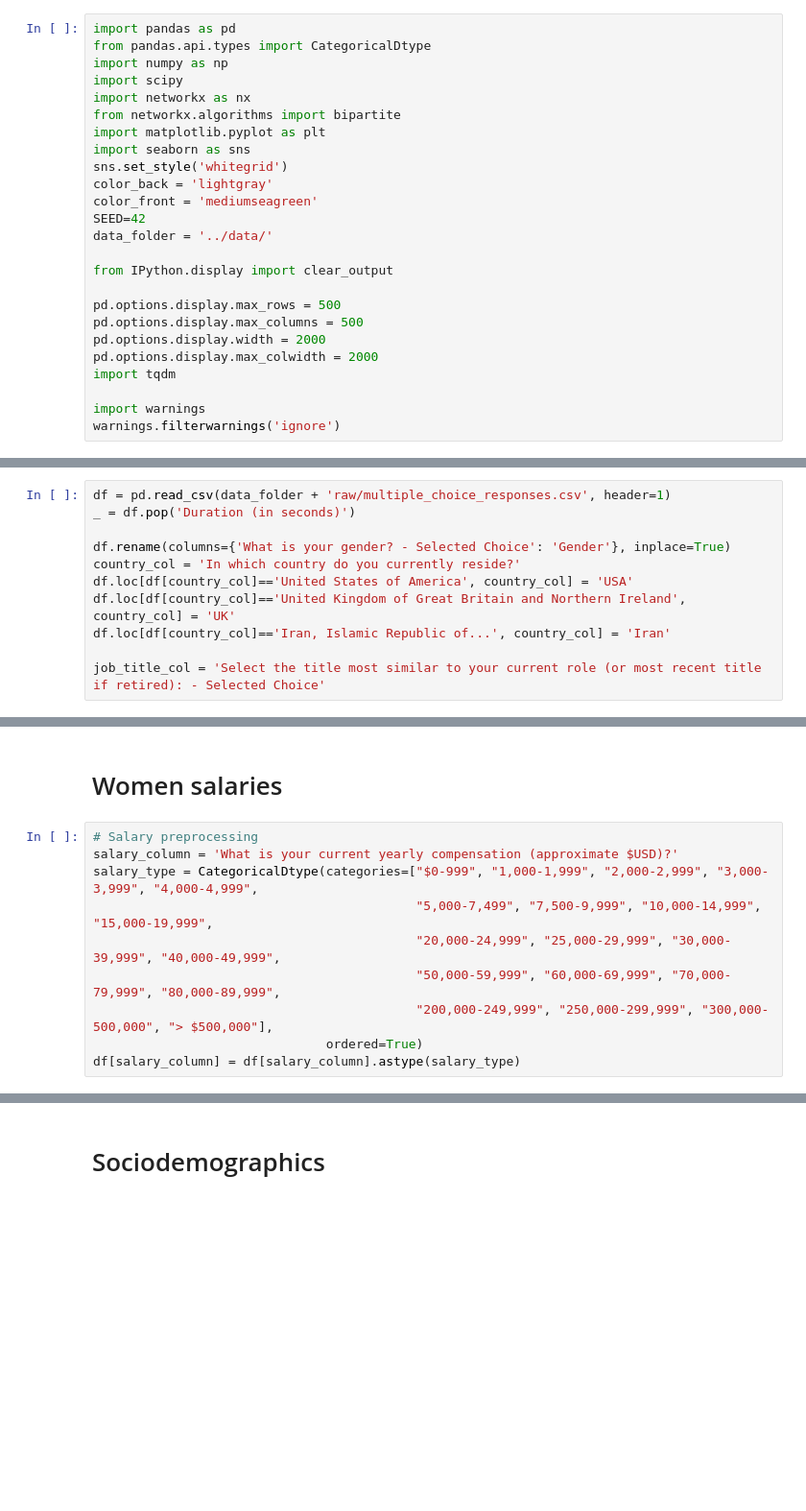
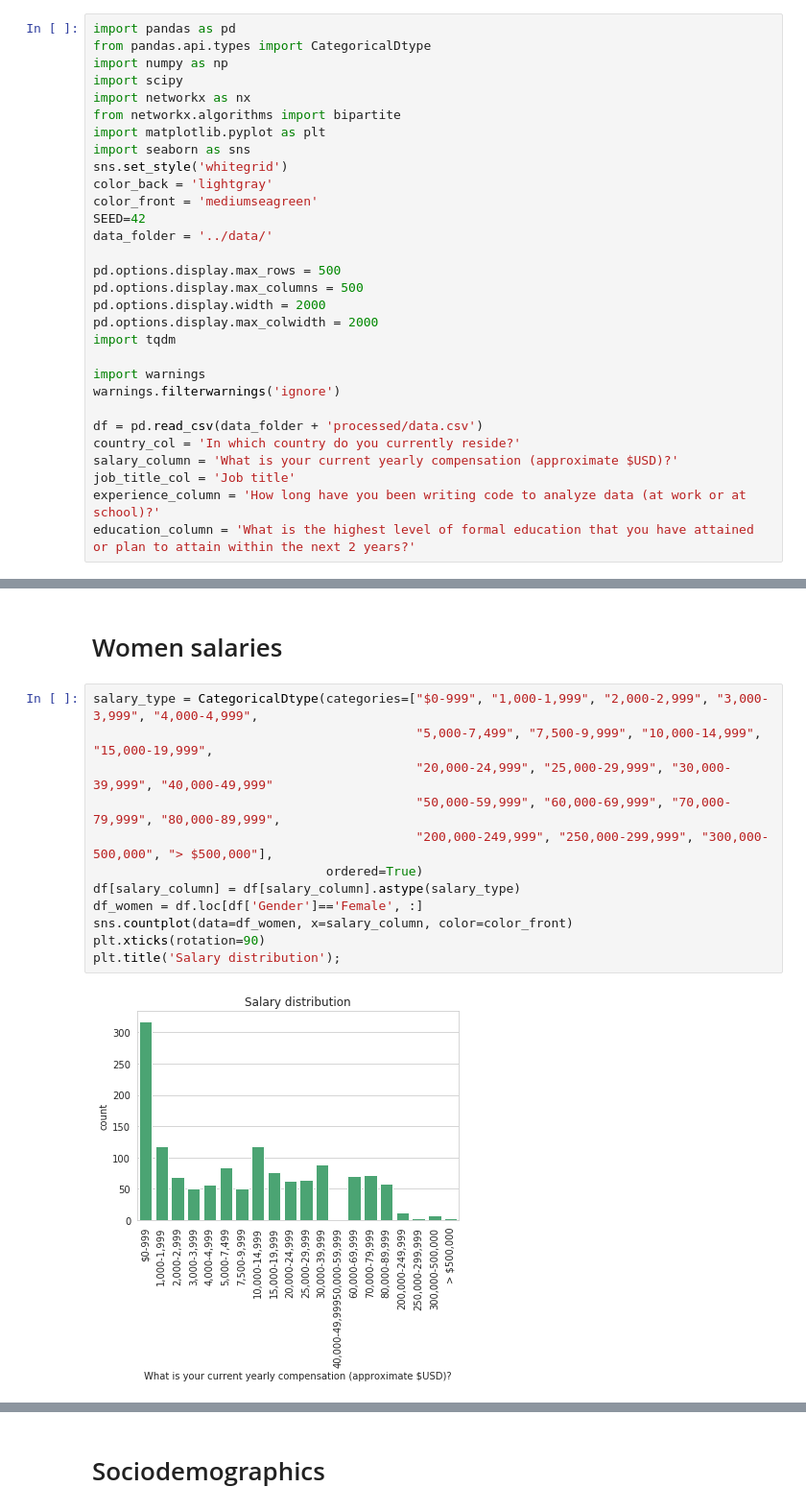
Before and after one commit to sfczekalski/women_kaggle, a Jupyter notebook: notebooks/Analysis.ipynb, the cells around one changed output, grey strips where cells are left out. Shown at 96% size. Saved outputs shown, nothing was run; the diff lists cells and outputs as text; blank space fills up the shorter version.

Commit message:
Put some preprocessing code to script.

```diff
--- a/notebooks/Analysis.ipynb
+++ b/notebooks/Analysis.ipynb
@@ -13,8 +13,6 @@ color_front = 'mediumseagreen'
 SEED=42
 data_folder = '../data/'
 
-from IPython.display import clear_output
-
 pd.options.display.max_rows = 500
 pd.options.display.max_columns = 500
 pd.options.display.width = 2000
@@ -23,3 +21,10 @@ import tqdm
 
 import warnings
 warnings.filterwarnings('ignore')
+
+df = pd.read_csv(data_folder + 'processed/data.csv')
+country_col = 'In which country do you currently reside?'
+salary_column = 'What is your current yearly compensation (approximate $USD)?'
+job_title_col = 'Job title'
+experience_column = 'How long have you been writing code to analyze data (at work or at school)?'
+education_column = 'What is the highest level of formal education that you have attained or plan to attain within the next 2 years?'
@@ -32,17 +41,6 @@ In this notebook I'm going to carry out an analysis of women community on Kaggle
 - general sociodemographic picture of female kagglers
 - how homogeneous are female kagglers, in terms of skills they have
 - how connected are female kagglers' skills, can we found distinct skills groups
-# %%
-df = pd.read_csv(data_folder + 'raw/multiple_choice_responses.csv', header=1)
-_ = df.pop('Duration (in seconds)')
-
-df.rename(columns={'What is your gender? - Selected Choice': 'Gender'}, inplace=True)
-country_col = 'In which country do you currently reside?'
-df.loc[df[country_col]=='United States of America', country_col] = 'USA'
-df.loc[df[country_col]=='United Kingdom of Great Britain and Northern Ireland', country_col] = 'UK'
-df.loc[df[country_col]=='Iran, Islamic Republic of...', country_col] = 'Iran'
-
-job_title_col = 'Select the title most similar to your current role (or most recent title if retired): - Selected Choice'
 # %% [markdown]
 # Gender ratio
 # %%
@@ -163,12 +161,16 @@ plt.suptitle('Gender ratio in different roles', fontsize=16);
 # %% [markdown]
 # Women salaries
 # %%
-# Salary preprocessing
-salary_column = 'What is your current yearly compensation (approximate $USD)?'
 salary_type = CategoricalDtype(categories=["$0-999", "1,000-1,999", "2,000-2,999", "3,000-3,999", "4,000-4,999",
                                            "5,000-7,499", "7,500-9,999", "10,000-14,999", "15,000-19,999",
-                                           "20,000-24,999", "25,000-29,999", "30,000-39,999", "40,000-49,999",
+                                           "20,000-24,999", "25,000-29,999", "30,000-39,999", "40,000-49,999"
                                            "50,000-59,999", "60,000-69,999", "70,000-79,999", "80,000-89,999",
                                            "200,000-249,999", "250,000-299,999", "300,000-500,000", "> $500,000"],
                                ordered=True)
 df[salary_column] = df[salary_column].astype(salary_type)
+df_women = df.loc[df['Gender']=='Female', :]
+sns.countplot(data=df_women, x=salary_column, color=color_front)
+plt.xticks(rotation=90)
+plt.title('Salary distribution');
+# %% [output]
+[figure, added]
```
Also changed, not shown: parts of 13 cells of this notebook, 1 other file.
